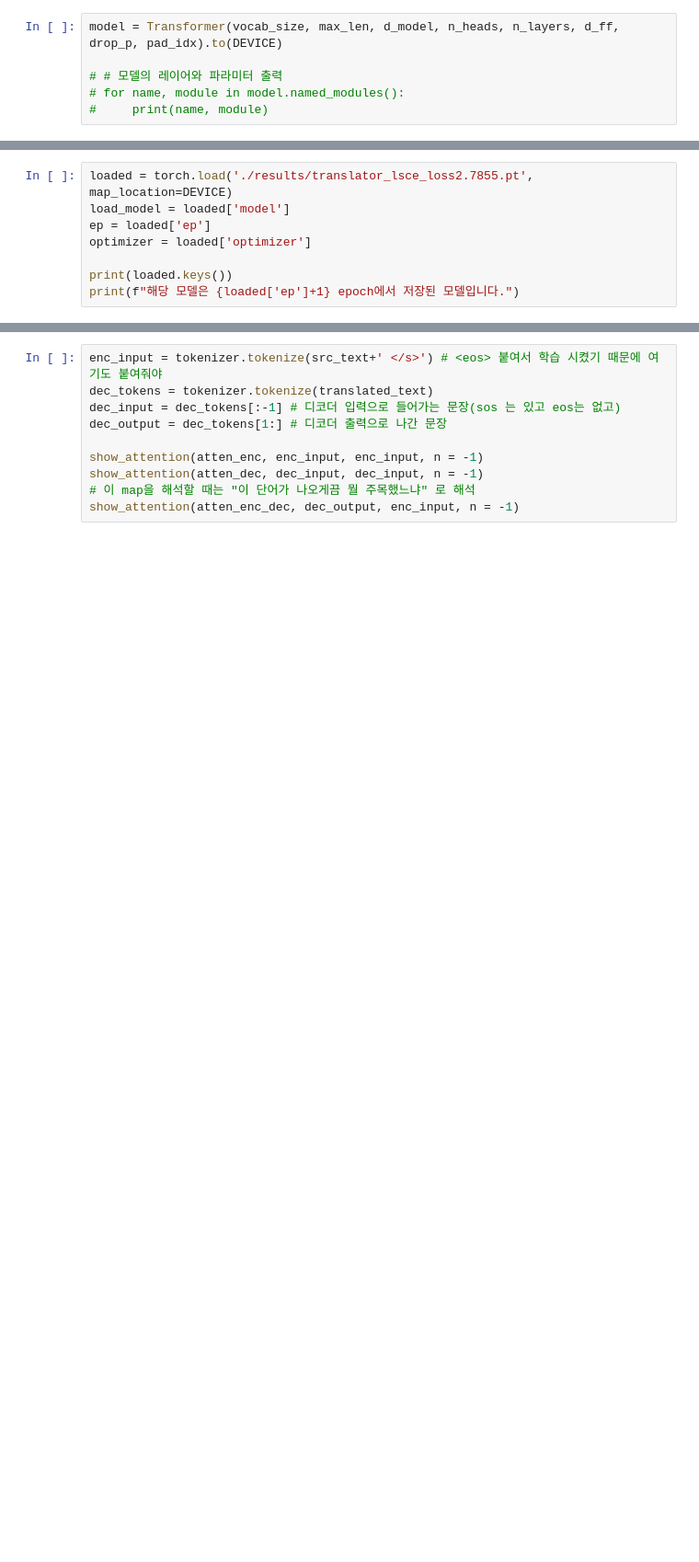
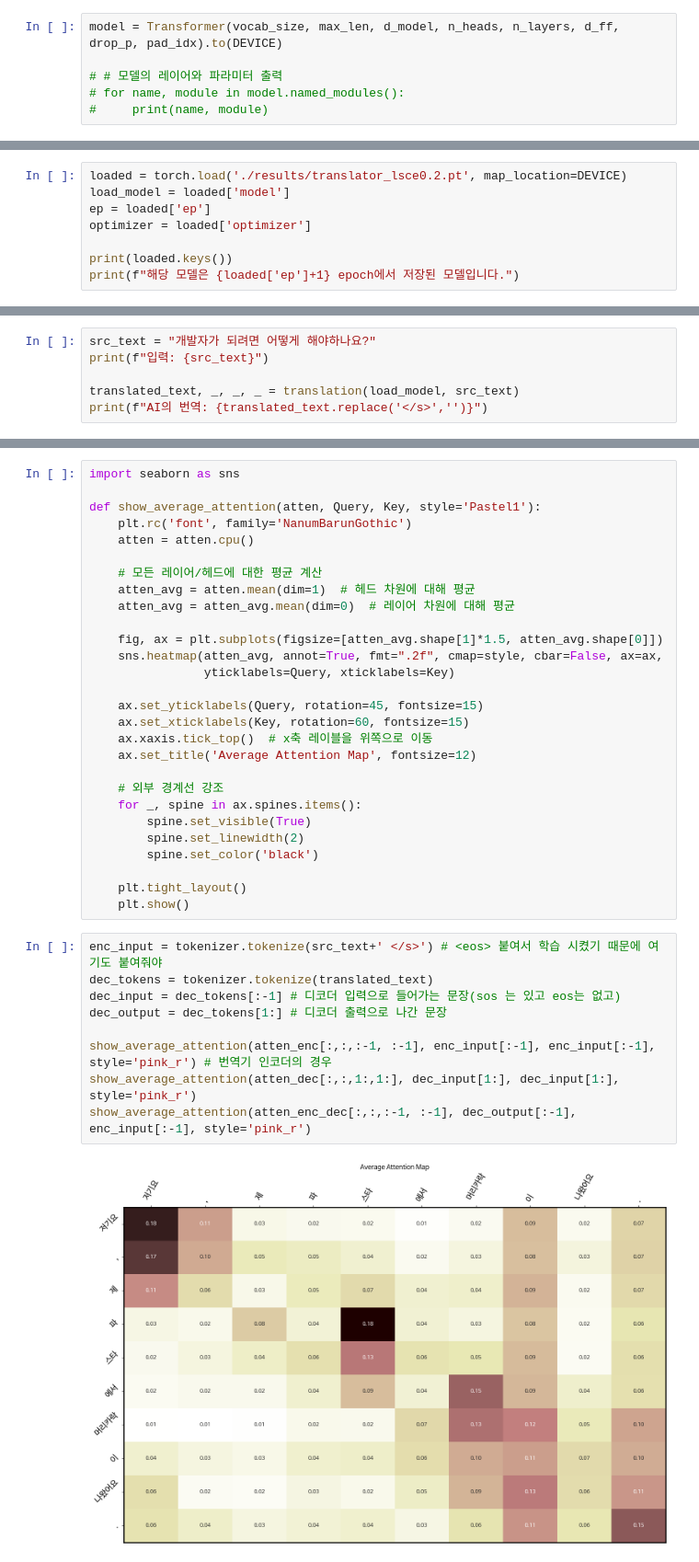
Before and after one commit to leadbreak/study, a Jupyter notebook: algorithm/02.transformer_intermediate.ipynb, the cells around one changed output, grey strips where cells are left out. Shown at 92% size. Cells and saved outputs as stored; diff of their text form; blank space fills up the shorter version.

Commit message:
add attention map and score matrix code

```diff
--- a/algorithm/02.transformer_intermediate.ipynb
+++ b/algorithm/02.transformer_intermediate.ipynb
@@ -889,5 +895,5 @@ Train(model, train_DL, val_DL, criterion, optimizer)
 # %%
-loaded = torch.load('./results/translator_lsce_loss2.7855.pt', map_location=DEVICE)
+loaded = torch.load('./results/translator_lsce0.2.pt', map_location=DEVICE)
 load_model = loaded['model']
 ep = loaded['ep']
 optimizer = loaded['optimizer']
@@ -950,0 +933,6 @@ def show_attention(atten, Query, Key, n):
+# %%
+src_text = "개발자가 되려면 어떻게 해야하나요?"
+print(f"입력: {src_text}")
+
+translated_text, _, _, _ = translation(load_model, src_text)
+print(f"AI의 번역: {translated_text.replace('</s>','')}")
@@ -965,10 +958,39 @@ AI의 번역:  I've had a lot of bok drama, so I'm pressing.
+# %%
+import seaborn as sns
+
+def show_average_attention(atten, Query, Key, style='Pastel1'):
+    plt.rc('font', family='NanumBarunGothic')
+    atten = atten.cpu()
+
+    # 모든 레이어/헤드에 대한 평균 계산
+    atten_avg = atten.mean(dim=1)  # 헤드 차원에 대해 평균
+    atten_avg = atten_avg.mean(dim=0)  # 레이어 차원에 대해 평균
+
+    fig, ax = plt.subplots(figsize=[atten_avg.shape[1]*1.5, atten_avg.shape[0]])
+    sns.heatmap(atten_avg, annot=True, fmt=".2f", cmap=style, cbar=False, ax=ax,
+                yticklabels=Query, xticklabels=Key)
+
+    ax.set_yticklabels(Query, rotation=45, fontsize=15)
+    ax.set_xticklabels(Key, rotation=60, fontsize=15)
+    ax.xaxis.tick_top()  # x축 레이블을 위쪽으로 이동
+    ax.set_title('Average Attention Map', fontsize=12)
+
+    # 외부 경계선 강조
+    for _, spine in ax.spines.items():
+        spine.set_visible(True)
+        spine.set_linewidth(2)
+        spine.set_color('black')
+
+    plt.tight_layout()
+    plt.show()
 # %%
 enc_input = tokenizer.tokenize(src_text+' </s>') # <eos> 붙여서 학습 시켰기 때문에 여기도 붙여줘야
 dec_tokens = tokenizer.tokenize(translated_text)
 dec_input = dec_tokens[:-1] # 디코더 입력으로 들어가는 문장(sos 는 있고 eos는 없고)
 dec_output = dec_tokens[1:] # 디코더 출력으로 나간 문장
 
-show_attention(atten_enc, enc_input, enc_input, n = -1)
-show_attention(atten_dec, dec_input, dec_input, n = -1)
-# 이 map을 해석할 때는 "이 단어가 나오게끔 뭘 주목했느냐" 로 해석
-show_attention(atten_enc_dec, dec_output, enc_input, n = -1)
+show_average_attention(atten_enc[:,:,:-1, :-1], enc_input[:-1], enc_input[:-1], style='pink_r') # 번역기 인코더의 경우
+show_average_attention(atten_dec[:,:,1:,1:], dec_input[1:], dec_input[1:], style='pink_r')
+show_average_attention(atten_enc_dec[:,:,:-1, :-1], dec_output[:-1], enc_input[:-1], style='pink_r')
+# %% [output]
+[figure, added]
```
Also changed, not shown: parts of 43 cells of this notebook, 9 other files.
